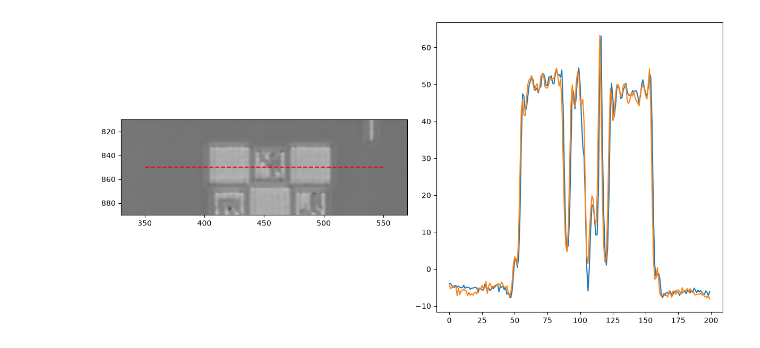
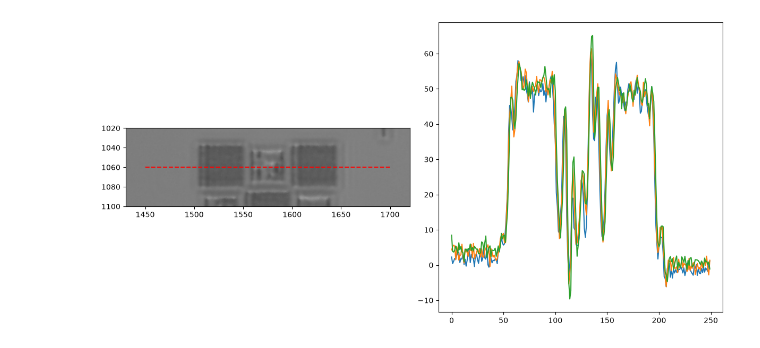
Before and after one commit to RodionovSA/holoeml-experiment, a Jupyter notebook: scripts/phase/read_phase.ipynb, the cells around one changed output. Saved outputs shown, nothing was run; the diff lists cells and outputs as text; code cells hidden in the pictures.

```diff
--- a/scripts/phase/read_phase.ipynb
+++ b/scripts/phase/read_phase.ipynb
@@ -2,9 +2,12 @@
 import numpy as np
 import matplotlib.pyplot as plt
 # %%
-data = np.load('phase_measurement_20260805_121340.npz')
+data = np.load('phase_measurement_20260823_173223.npz')
 phi = data['phi']
 # %%
-data2 = np.load('phase_measurement_20260805_122048.npz')
+data2 = np.load('phase_measurement_20260823_173819.npz')
 phi2 = data2['phi']
+# %%
+data3 = np.load('phase_measurement_20260823_175041.npz')
+phi3 = data3['phi']
 # %%
@@ -15,21 +29,22 @@ plt.imshow(phi, cmap='gray')
 # %%
-y_coord = 850
-x_coord_0 = 350
-x_coord_1 = 550
+y_coord = 1060
+x_coord_0 = 1450
+x_coord_1 = 1700
 delta_x = 20
 delta_y = 40
 
 plt.figure(figsize=(12, 6))
 plt.subplot(121)
 plt.imshow(phi, cmap='gray')
 plt.hlines(y_coord, x_coord_0, x_coord_1, colors='r', linestyles='dashed')
 plt.xlim(x_coord_0 - delta_x, x_coord_1 + delta_x)
 plt.ylim(y_coord + delta_y, y_coord - delta_y)
 
 plt.subplot(122)
-plt.plot(np.degrees(phi[y_coord, x_coord_0:x_coord_1]), label='phi')
+plt.plot(np.degrees(-phi[y_coord, x_coord_0:x_coord_1]), label='phi')
 plt.plot(np.degrees(phi2[y_coord, x_coord_0:x_coord_1]), label='phi')
+plt.plot(np.degrees(-phi3[y_coord, x_coord_0:x_coord_1]), label='phi')
 
 plt.tight_layout()
 # %% [output]
-[figure, old version]
+[figure, new version]
```
Also changed, not shown: parts of 2 cells of this notebook, 6 other files.
